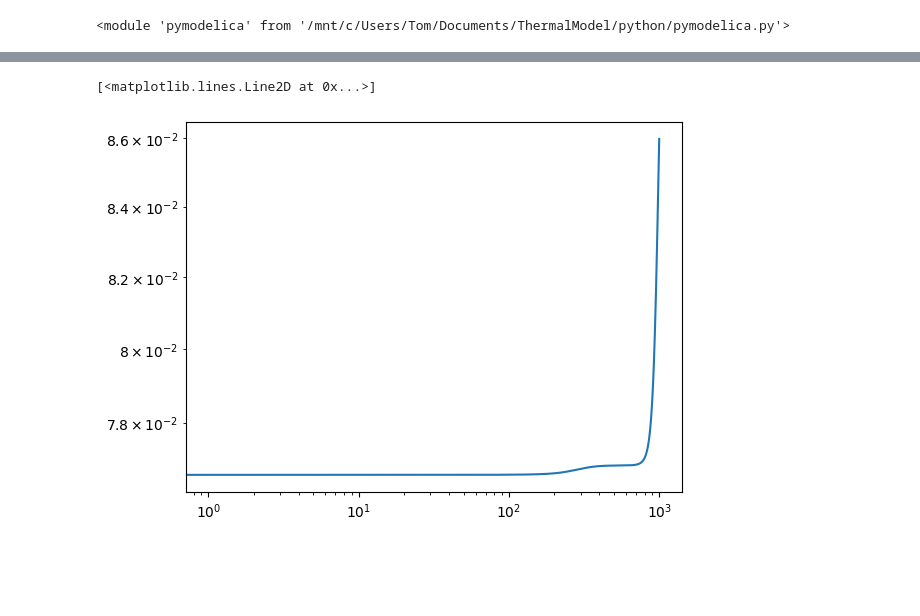
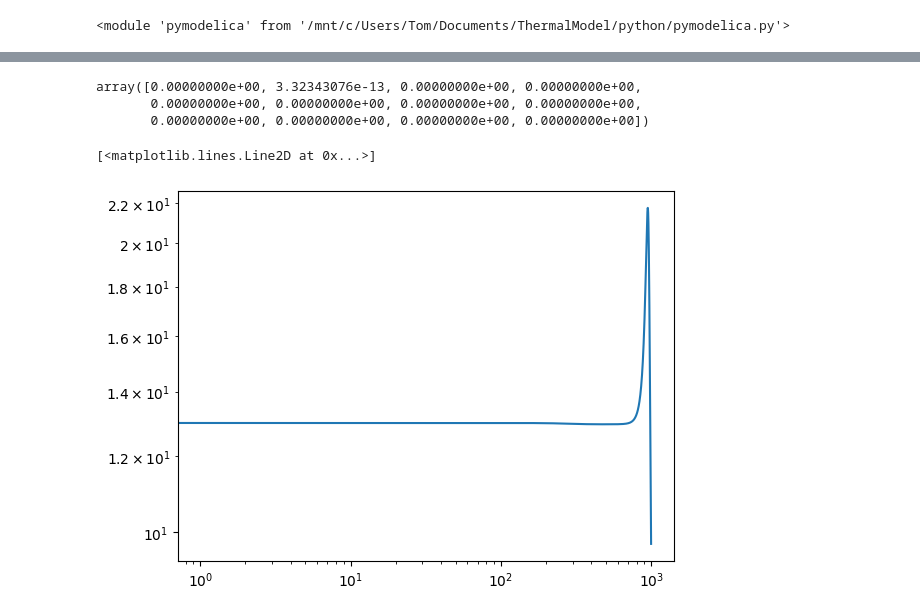
Before and after one commit to EdmondRen/TES_thermal_model, a Jupyter notebook: python/analysis.ipynb, the cells around one changed output, grey strips where cells are left out. Saved outputs shown, nothing was run; the diff lists cells and outputs as text; code cells hidden in the pictures; blank space fills up the shorter version.

```diff
--- a/python/analysis.ipynb
+++ b/python/analysis.ipynb
@@ -89,7 +91,7 @@ log2.stderr, log2.stdout
 # %%
 filename = f'../build/{MODEL_NAME}_res_final.mat'
 
-time_steps, data = pymodelica.load_om_mat(filename)
+time_steps, data = pymodelica.load(filename)
 print(data.keys())
 # %% [output]
 dict_keys(['CL.v', 'L.i', 'c1.T', 'c10.T', 'c2.T', 'c3.T', 'c4.T', 'c5.T', 'c6.T', 'c7.T', 'c8.T', 'c9.T', 'der(CL.v)', 'der(L.i)', 'der(c1.T)', 'der(c10.T)', 'der(c2.T)', 'der(c3.T)', 'der(c4.T)', 'd ...
@@ -325,2 +314,12 @@ class TESModel:
 # %%
-model = TESModel("../build/linearized_model.py", config={"L": 0.3e-6, "RL": 0.02}, f_min = 1, f_max = 100e3, points = 1000)
+MODEL_FILE = "../System_LMO.mo"
+MODEL_FILE_LIN = "../build/linearized_model.py"
+
+filename = f'../build/{MODEL_NAME}_res_final.mat'
+time_steps, simulation_results = pymodelica.load(filename)
+
+model = TESModel(MODEL_FILE_LIN,
+                 MODEL_FILE,
+                 simulation_results = simulation_results,
+                 config={"L": 0.3e-6, "RL": 0.02},
+                 f_min = 1, f_max = 100e3, points = 1000)
@@ -327,6 +410,12 @@ model = TESModel("../build/linearized_model.py", config={"L": 0.3e-6, "RL": 0.02
+# %%
+model.noise_source_vectors['External Johnson noise']
+# %% [output]
+array([0.00000000e+00, 3.32343076e-13, 0.00000000e+00, 0.00000000e+00,
+       0.00000000e+00, 0.00000000e+00, 0.00000000e+00, 0.00000000e+00,
+       0.00000000e+00, 0.00000000e+00, 0.00000000e+00, 0.00000000e+00])
 # %%
-dvdi = model.get_impedance()
+dvdi = model.get_dIdV()
 plt.loglog(np.abs(dvdi))
 # %% [output]
 [<matplotlib.lines.Line2D at 0x...>]
-[figure, old version]
+[figure, new version]
```
Also changed, not shown: parts of 8 cells of this notebook, 2 other files.
